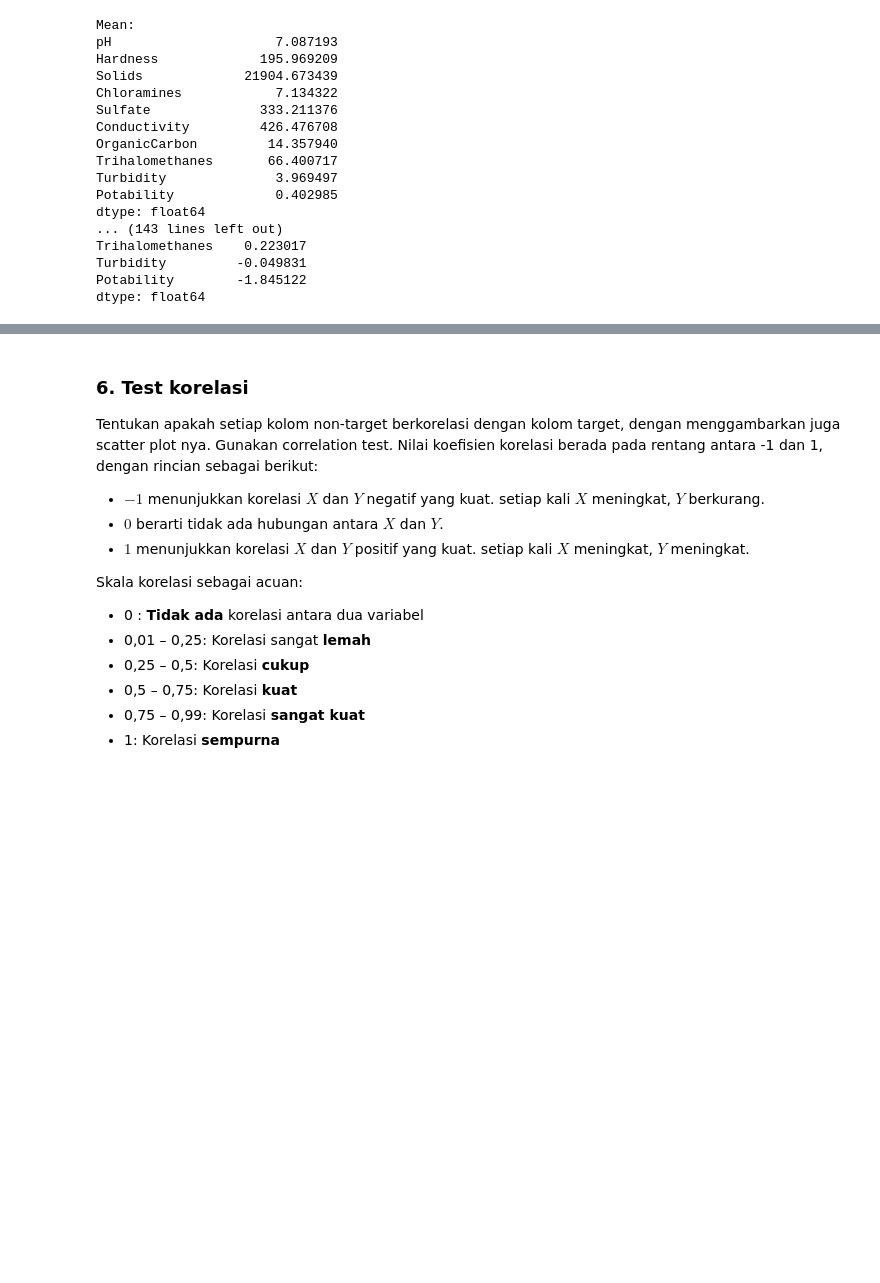
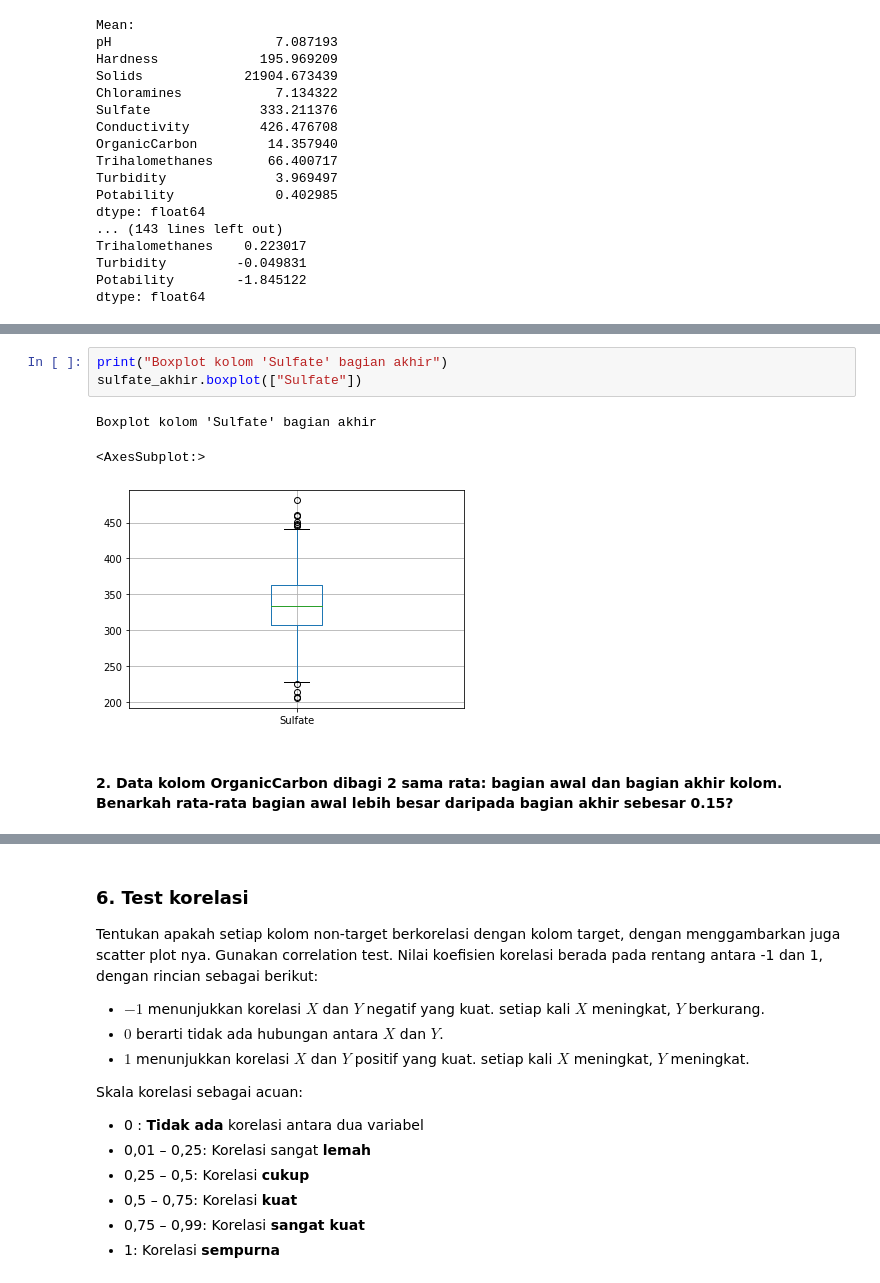
Before and after one commit to dwikalam/Tubes-IF2220-Probstat, a Jupyter notebook: TubesProbstat2021.ipynb, the cells around one changed output, grey strips where cells are left out. Saved outputs shown, nothing was run; the diff lists cells and outputs as text; blank space fills up the shorter version.

```diff
--- a/TubesProbstat2021.ipynb
+++ b/TubesProbstat2021.ipynb
@@ -163,0 +221,9 @@ proporsi nilai yang sama di bagian akhir Turbidity ?
+# %%
+print("Boxplot kolom 'Sulfate' bagian akhir")
+sulfate_akhir.boxplot(["Sulfate"])
+# %% [output]
+Boxplot kolom 'Sulfate' bagian akhir
+<AxesSubplot:>
+[figure, added]
+# %% [markdown]
+#### 2. Data kolom OrganicCarbon dibagi 2 sama rata: bagian awal dan bagian akhir kolom. Benarkah rata-rata bagian awal lebih besar daripada bagian akhir sebesar 0.15?
```
Also changed, not shown: parts of 23 cells of this notebook, 1 other file.
